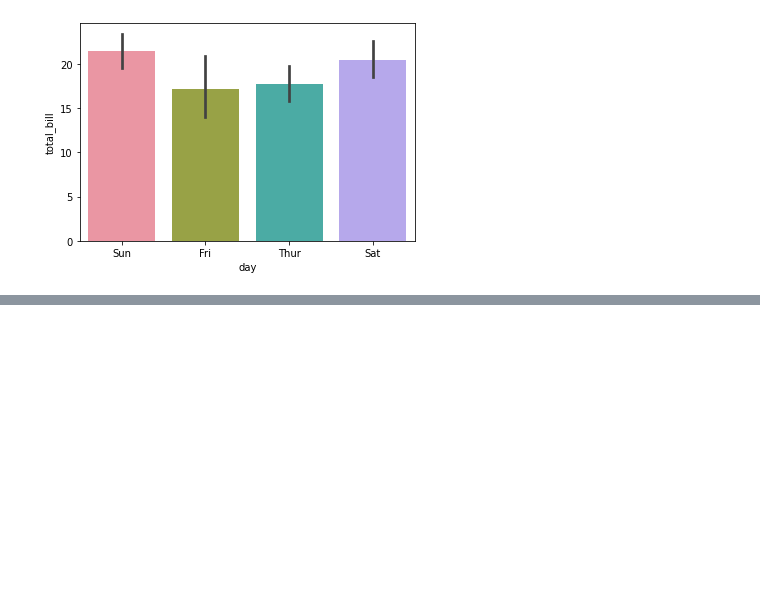
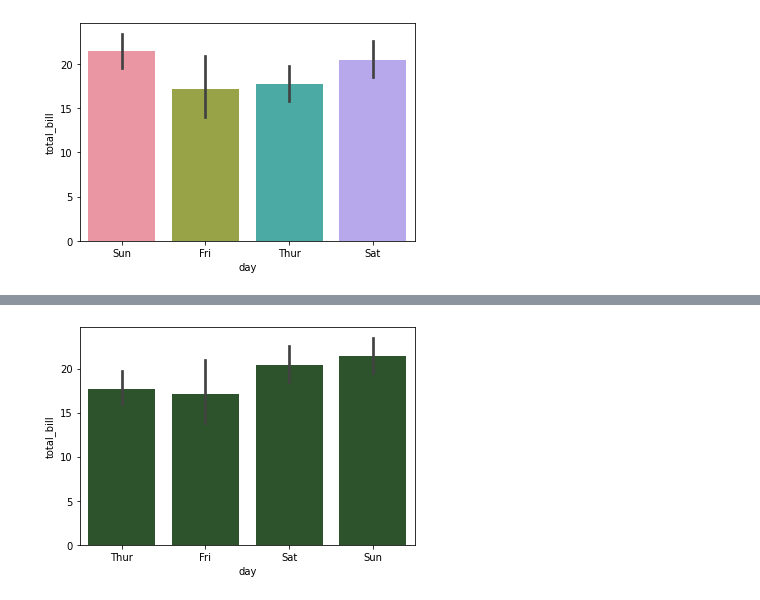
Before and after one commit to shashankvishwakarma/Python-Matplotlib, a Jupyter notebook: 6 Seaborn Bar Plots.ipynb, the cells around one changed output, grey strips where cells are left out. Drawn from its saved outputs; the diff is of its cells as text; code cells hidden in the pictures; blank space fills up the shorter version.

```diff
--- a/6 Seaborn Bar Plots.ipynb
+++ b/6 Seaborn Bar Plots.ipynb
@@ -113,0 +131,6 @@ sns.barplot(x = 'day',y = 'total_bill',order = ['Sun','Fri','Thur','Sat'],data =
+# %%
+sns_plot = sns.barplot(x = 'day',y = 'total_bill', color="green", saturation = 0.3, data = tips)
+fig = sns_plot.get_figure()
+fig.savefig(fname = "barplot.png")
+# %% [output]
+[figure, added]
```
Also changed, not shown: parts of 4 cells of this notebook, 1 other file.
